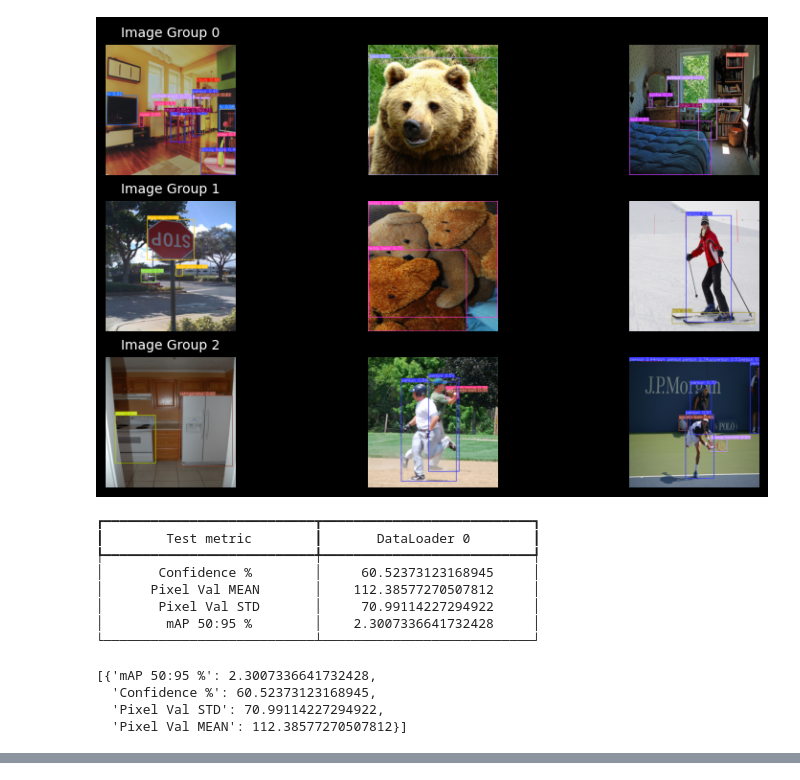
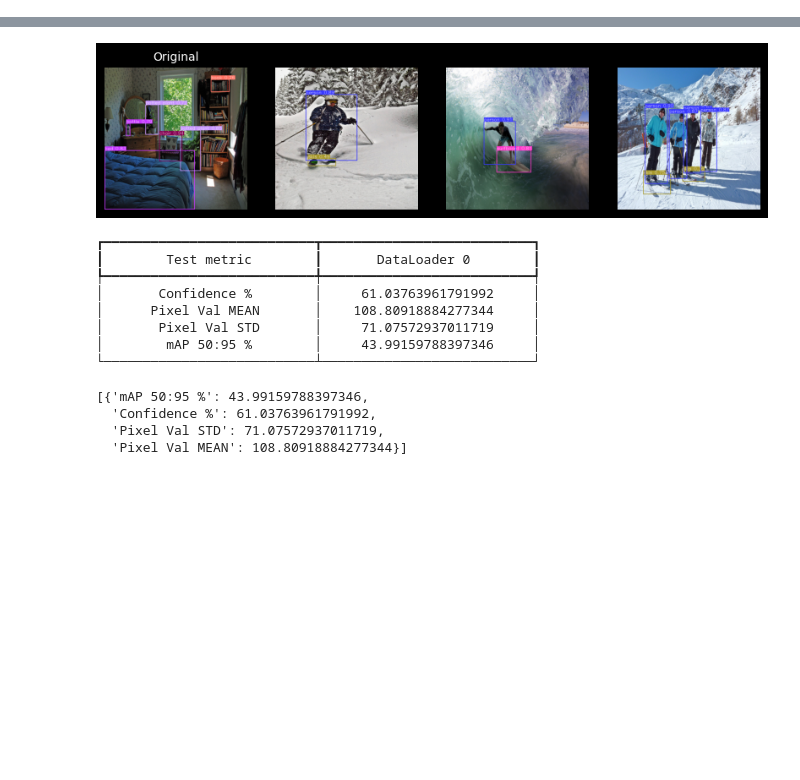
Before and after one commit to jjsuperpower/FIND, a Jupyter notebook: test_yolov8.ipynb, the cells around one changed output, grey strips where cells are left out. Drawn from its saved outputs; the diff is of its cells as text; code cells hidden in the pictures; blank space fills up the shorter version.

Commit message:
yolov8 working with dark imgs

```diff
--- a/test_yolov8.ipynb
+++ b/test_yolov8.ipynb
@@ -17,4 +46,6 @@ torch.backends.cudnn.allow_tf32 = True
 # %%
-# model = YOLO('yolov8s.pt', )  # get pretrained model
-# model = Model_Wrapper(model, type='yolo')  # wrap model to use with lightning
-# trainer = pl.Trainer(accelerator='auto', limit_test_batches=3)
+prep.reset_trans()
+coco = prep.get_loader()
+model = YOLOv8_COCO_Wrapper(CocoResults(coco.dataset), 'yolov8s.pt')
+model = Model_Wrapper(model, model_type='yolo')
+trainer = pl.Trainer(accelerator='auto', limit_test_batches=10)
@@ -45,40 +51,0 @@ preview_img_slice = slice(00000, 50000, 10000)
-# %%
-from yolo_wrapper import YOLOv8_COCO_Wrapper
-from coco_ds import CocoDataset, CocoResults
-
-
-import logging
-logging.disable(logging.INFO)
-
-prep.reset_trans()
-coco = prep.get_loader()
-
-model = YOLOv8_COCO_Wrapper(CocoResults(coco.dataset), 'yolov8s.pt')
-
-
-id, img, size = next(iter(coco))
-_, plot = model.predict_coco(id, img, size, gen_plot=True)
-
-View.compare_color([plot[0:3], plot[3:6], plot[6:9]])
-
-
-
-l_model = Model_Wrapper(model, model_type='yolo')
-trainer = pl.Trainer(accelerator='auto', limit_test_batches=100)
-trainer = pl.Trainer(accelerator='auto')
-
-trainer.test(l_model, coco)
-# %% [output]
-[figure, removed]
-┏━━━━━━━━━━━━━━━━━━━━━━━━━━━┳━━━━━━━━━━━━━━━━━━━━━━━━━━━┓
-┃        Test metric        ┃       DataLoader 0        ┃
-┡━━━━━━━━━━━━━━━━━━━━━━━━━━━╇━━━━━━━━━━━━━━━━━━━━━━━━━━━┩
-│       Confidence %        │     60.52373123168945     │
-│      Pixel Val MEAN       │    112.38577270507812     │
-│       Pixel Val STD       │     70.99114227294922     │
-│        mAP 50:95 %        │    2.3007336641732428     │
-└───────────────────────────┴───────────────────────────┘
-[{'mAP 50:95 %': 2.3007336641732428,
-  'Confidence %': 60.52373123168945,
-  'Pixel Val STD': 70.99114227294922,
-  'Pixel Val MEAN': 112.38577270507812}]
@@ -126,0 +52,7 @@ print(f'mAP: {mAP}')
+# %%
+
+samples  = torch.stack([coco.dataset[i][1] for i in preview_idxs])
+plots = model.plot(samples)
+View.compare_color(plots, 'Original')
+orig_results = trainer.test(model, coco)
+# %% [output]
@@ -126,0 +65,13 @@ print(f'mAP: {mAP}')
+[figure, added]
+┏━━━━━━━━━━━━━━━━━━━━━━━━━━━┳━━━━━━━━━━━━━━━━━━━━━━━━━━━┓
+┃        Test metric        ┃       DataLoader 0        ┃
+┡━━━━━━━━━━━━━━━━━━━━━━━━━━━╇━━━━━━━━━━━━━━━━━━━━━━━━━━━┩
+│       Confidence %        │     61.03763961791992     │
+│      Pixel Val MEAN       │    108.80918884277344     │
+│       Pixel Val STD       │     71.07572937011719     │
+│        mAP 50:95 %        │     43.99159788397346     │
+└───────────────────────────┴───────────────────────────┘
+[{'mAP 50:95 %': 43.99159788397346,
+  'Confidence %': 61.03763961791992,
+  'Pixel Val STD': 71.07572937011719,
+  'Pixel Val MEAN': 108.80918884277344}]
```
Also changed, not shown: parts of 10 cells of this notebook, 4 other files.
